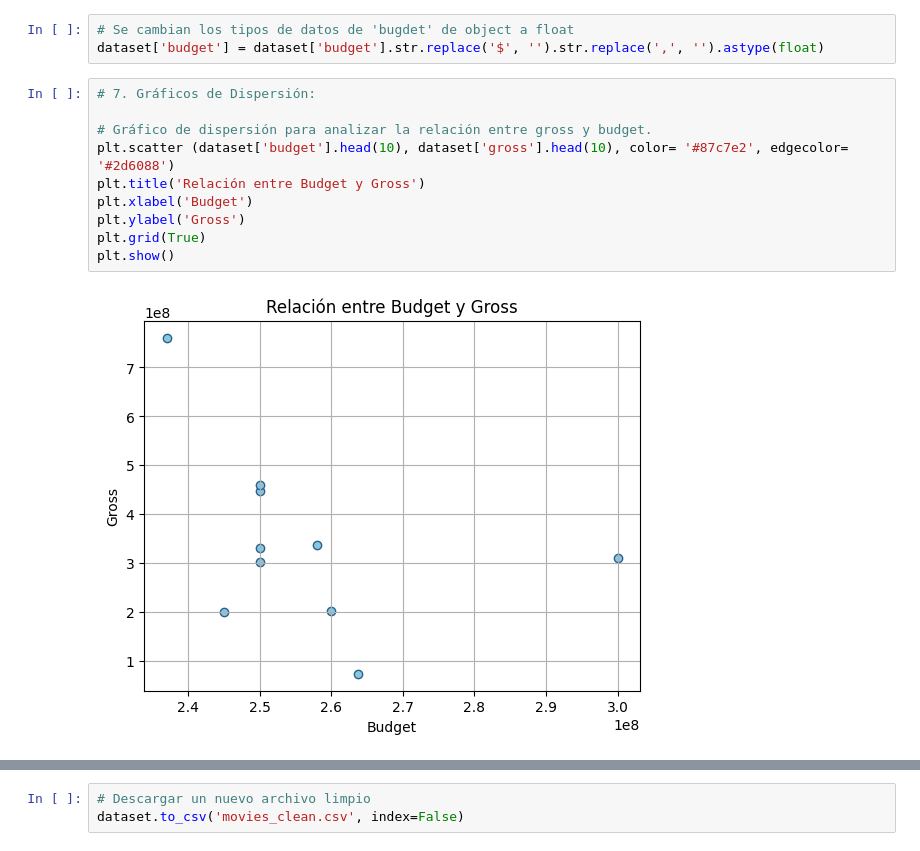
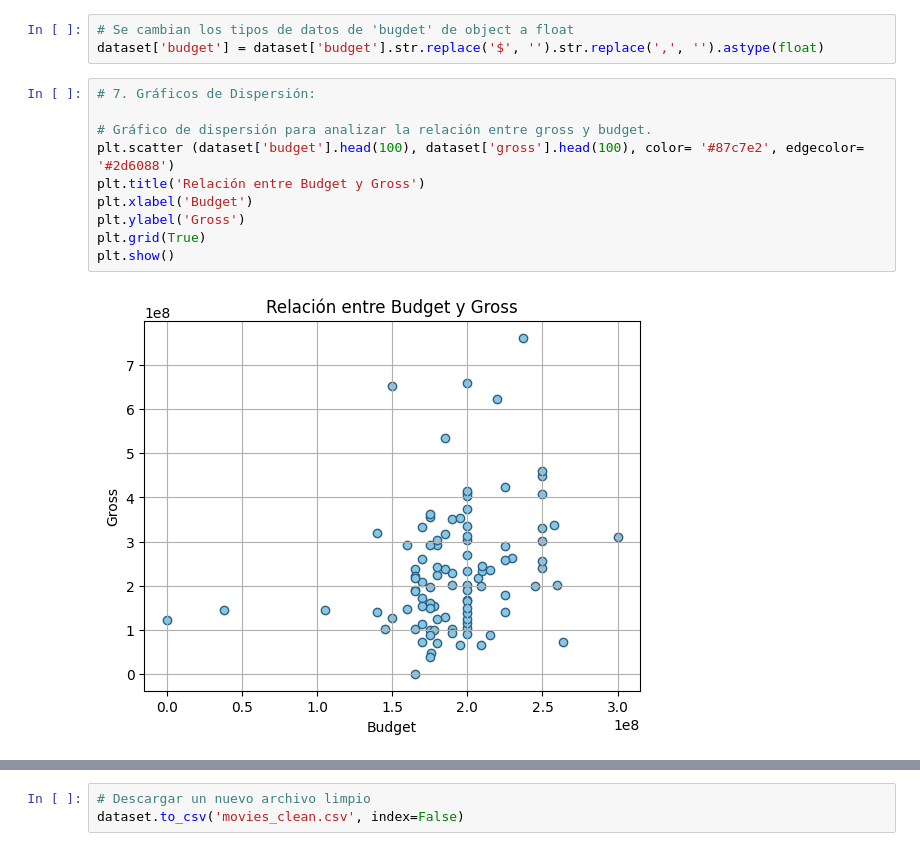
Before and after one commit to J-Vinasco/Project-1, a Jupyter notebook: MISIÓN_2.ipynb, the cells around one changed output, grey strips where cells are left out. Cells and saved outputs as stored; diff of their text form.

```diff
--- a/MISIÓN_2.ipynb
+++ b/MISIÓN_2.ipynb
@@ -212,14 +212,14 @@ dataset['budget'] = dataset['budget'].str.replace('$', '').str.replace(',', '').
 # %%
 # 7. Gráficos de Dispersión:
 
 # Gráfico de dispersión para analizar la relación entre gross y budget.
-plt.scatter (dataset['budget'].head(10), dataset['gross'].head(10), color= '#87c7e2', edgecolor= '#2d6088')
+plt.scatter (dataset['budget'].head(100), dataset['gross'].head(100), color= '#87c7e2', edgecolor= '#2d6088')
 plt.title('Relación entre Budget y Gross')
 plt.xlabel('Budget')
 plt.ylabel('Gross')
 plt.grid(True)
 plt.show()
 # %% [output]
-[figure, old version]
+[figure, new version]
 # %%
 # Gráfico de dispersión entre imdb_score y gross.
```
Also changed, not shown: parts of 4 cells of this notebook.
